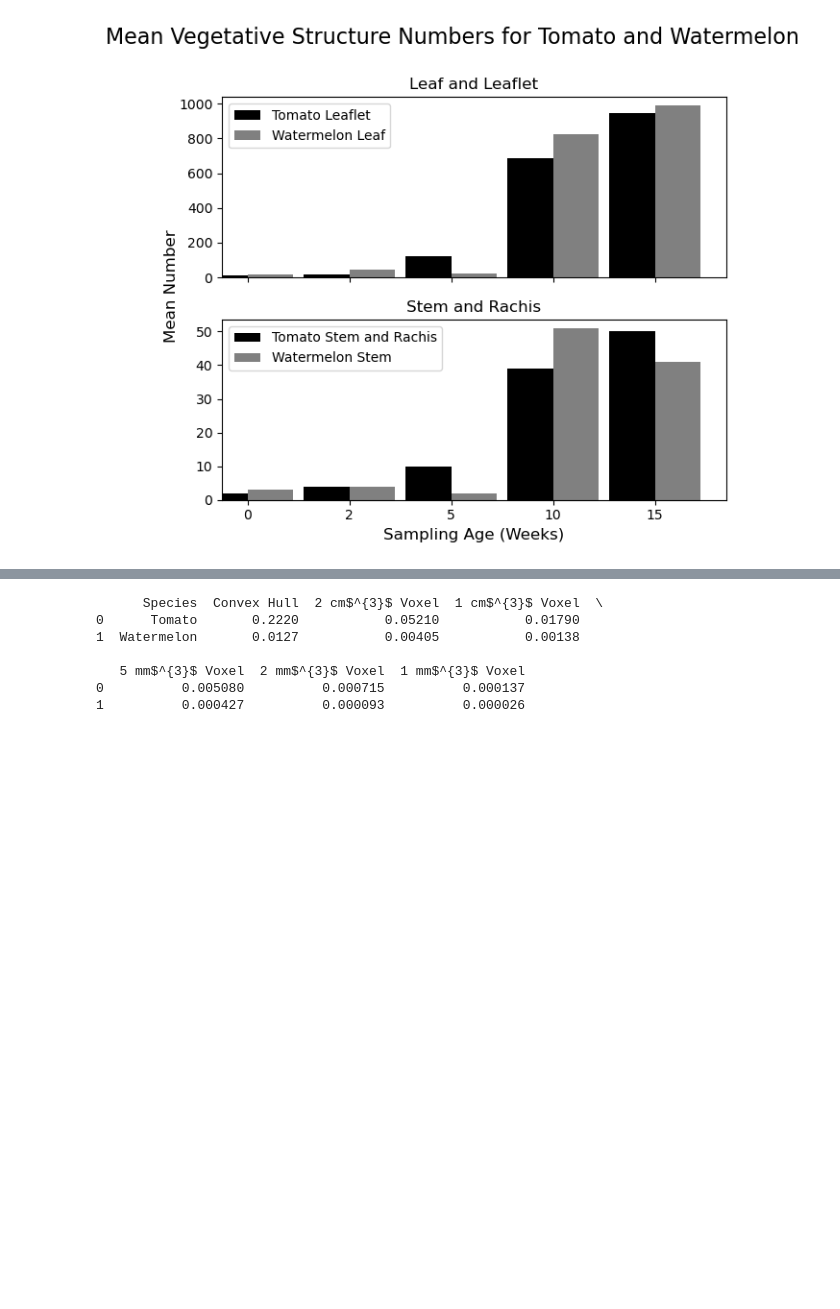
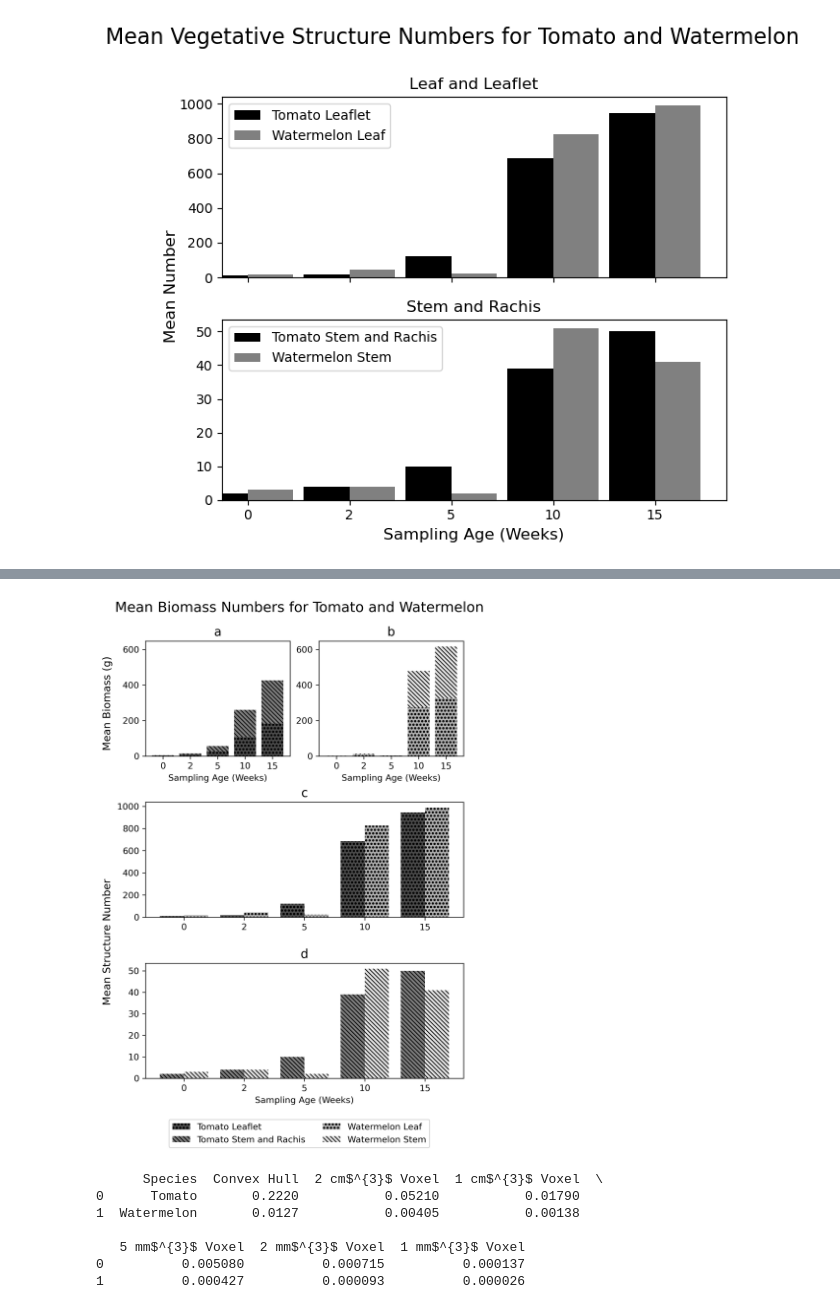
Before and after one commit to ag-informatics/hort-lidar-processing, a Jupyter notebook: project_files/biomass_plots.ipynb, the cells around one changed output, grey strips where cells are left out. Saved outputs shown, nothing was run; the diff lists cells and outputs as text; code cells hidden in the pictures; blank space fills up the shorter version.

```diff
--- a/project_files/biomass_plots.ipynb
+++ b/project_files/biomass_plots.ipynb
@@ -120,0 +128,4 @@ fig.savefig('plot_figs/biomass_veg_num.png', dpi=300, bbox_inches='tight')
+# %%
+# Convert sampling age to str for the x-axis labels
+tdf['Sampling Age'] = tdf['Sampling Age'].astype(str)
+wdf['Sampling Age'] = wdf['Sampling Age'].astype(str)
@@ -121,3 +143,72 @@ fig.savefig('plot_figs/biomass_veg_num.png', dpi=300, bbox_inches='tight')
+# %%
+# Make combined figure with biomass and vegetative structure numbers
+fig = plt.figure(figsize=(6.5, 9), dpi=300)
+gs = gridspec.GridSpec(3, 2, height_ratios=[1, 1, 1], hspace=0.4)
+
+cats = ['Tomato Leaflet', 'Tomato Stem and Rachis',
+		'Watermelon Leaf', 'Watermelon Stem']
+
+shades = ['0.3', '0.5', '0.7', '0.9']
+
+hatches = ['\\\\\\\\\\', 'ooo']
+
+# Add the biomass bar chart to the first row
+ax1 = fig.add_subplot(gs[0, 0])
+tlb = ax1.bar(tdf['Sampling Age'], tdf['Leaf Biomass'],
+			  color=shades[0], hatch=hatches[1], label=cats[0])
+tsb = ax1.bar(tdf['Sampling Age'], tdf['Stem Biomass'],
+			  bottom=tdf['Leaf Biomass'], color=shades[1], hatch=hatches[0], label=cats[1])
+ax1.set_title('a', fontsize=14)
+ax1.set_xlabel('Sampling Age (Weeks)')
+
+ax2 = fig.add_subplot(gs[0, 1], sharey=ax1)
+wlb = ax2.bar(wdf['Sampling Age'], wdf['Leaf Biomass'],
+			  color=shades[2], hatch=hatches[1], label=cats[2])
+wsb = ax2.bar(wdf['Sampling Age'], wdf['Stem Biomass'],
+			  bottom=wdf['Leaf Biomass'], color=shades[3], hatch=hatches[0], label=cats[3])
+ax2.set_title('b', fontsize=14)
+ax2.set_xlabel('Sampling Age (Weeks)')
+
+# Add structure numbers to the second and third rows
+width = 0.4
+x = np.arange(len(tdf['Sampling Age']))
+ax3 = fig.add_subplot(gs[1, :])
+tln = ax3.bar(x - width/2, tdf['Leaf No'], width=width,
+			  color=shades[0], hatch=hatches[1], label=cats[0])
+wln = ax3.bar(x + width/2, wdf['Leaf No'], width=width,
+			  color=shades[2], hatch=hatches[1], label=cats[2])
+ax3.set_title('c', fontsize=14)
+ax3.set_xticks(np.arange(len(tdf['Sampling Age'])))
+ax3.set_xticklabels(tdf['Sampling Age'])
+
+# Add stem numbers
+ax4 = fig.add_subplot(gs[2, :], sharex=ax3)
+tsn = ax4.bar(x - width/2, tdf['Stem No'], width=width,
+			  color=shades[1], hatch=hatches[0], label=cats[1])
+wsn = ax4.bar(x + width/2, wdf['Stem No'], width=width,
+			  color=shades[3], hatch=hatches[0], label=cats[3])
+ax4.set_title('d', fontsize=14)
+ax4.set_xlabel('Sampling Age (Weeks)')
+
+# Add legends and labels
+fig.text(0.02, 0.77, 'Mean Biomass (g)', va='center', rotation='vertical', fontsize=12)
+fig.text(0.02, 0.35, 'Mean Structure Number', va='center', rotation='vertical', fontsize=12)
+fig.suptitle('Mean Biomass Numbers for Tomato and Watermelon', fontsize=16, y=0.95)
+
+
+handles, labels = [], []
+for ax in [ax1, ax2, ax3, ax4]:
+    h, l = ax.get_legend_handles_labels()
+    handles.extend(h)
+    labels.extend(l)
+by_label = OrderedDict(zip(labels, handles))
+# Add figure-level legend
+fig.legend(by_label.values(), by_label.keys(), loc='lower center', ncol=2, bbox_to_anchor=(0.5, -0.02))
+
+# save the figure
+fig.savefig('plot_figs/biomass_veg_num_combined.png', dpi=300, bbox_inches='tight')
+# %% [output]
+[figure, added]
 # %%
 # read in data for volumne means
 df_vol = pd.read_csv('mean_vols.csv')
```
Also changed, not shown: parts of 3 cells of this notebook, 51 other files.
